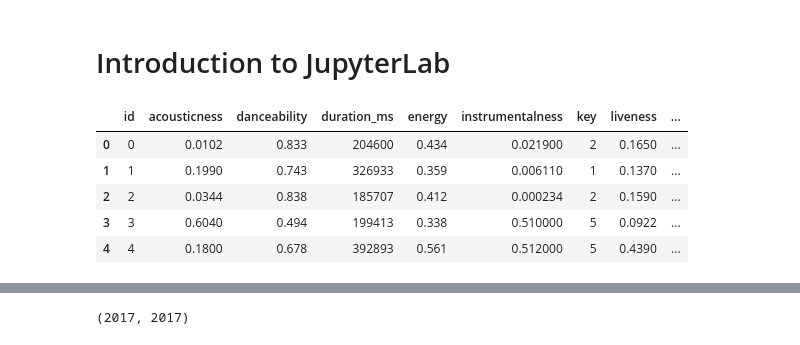
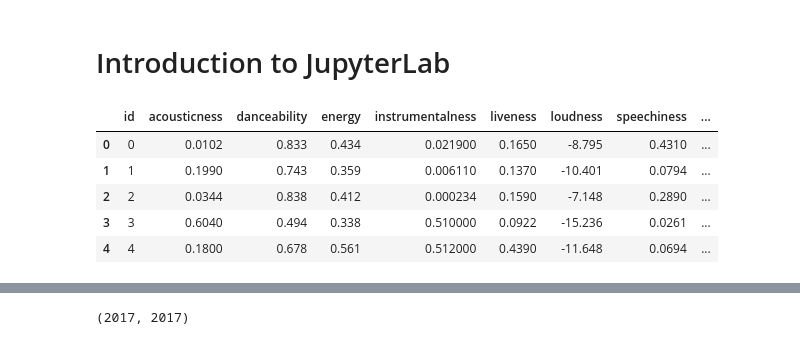
Before and after one commit to piyush-bisht/songify, a Jupyter notebook: model/Reccomendations_System.ipynb, the cells around one changed output, grey strips where cells are left out. Saved outputs shown, nothing was run; the diff lists cells and outputs as text; code cells hidden in the pictures.

```diff
--- a/model/Reccomendations_System.ipynb
+++ b/model/Reccomendations_System.ipynb
@@ -7,12 +7,12 @@ import matplotlib.pyplot as plt
 import seaborn as sns
 from sklearn.metrics.pairwise import cosine_similarity
 # %%
-songs = pd.read_csv("data.csv")
-songs.head()
+SONGS = pd.read_csv("data.csv")
+SONGS.head()
 # %% [output]
-|  | id | acousticness | danceability | duration_ms | energy | instrumentalness | key | liveness | ... |
-| 0 | 0 | 0.0102 | 0.833 | 204600 | 0.434 | 0.021900 | 2 | 0.1650 | ... |
-| 1 | 1 | 0.1990 | 0.743 | 326933 | 0.359 | 0.006110 | 1 | 0.1370 | ... |
-| 2 | 2 | 0.0344 | 0.838 | 185707 | 0.412 | 0.000234 | 2 | 0.1590 | ... |
-| 3 | 3 | 0.6040 | 0.494 | 199413 | 0.338 | 0.510000 | 5 | 0.0922 | ... |
-| 4 | 4 | 0.1800 | 0.678 | 392893 | 0.561 | 0.512000 | 5 | 0.4390 | ... |
+|  | id | acousticness | danceability | energy | instrumentalness | liveness | loudness | speechiness | ... |
+| 0 | 0 | 0.0102 | 0.833 | 0.434 | 0.021900 | 0.1650 | -8.795 | 0.4310 | ... |
+| 1 | 1 | 0.1990 | 0.743 | 0.359 | 0.006110 | 0.1370 | -10.401 | 0.0794 | ... |
+| 2 | 2 | 0.0344 | 0.838 | 0.412 | 0.000234 | 0.1590 | -7.148 | 0.2890 | ... |
+| 3 | 3 | 0.6040 | 0.494 | 0.338 | 0.510000 | 0.0922 | -15.236 | 0.0261 | ... |
+| 4 | 4 | 0.1800 | 0.678 | 0.561 | 0.512000 | 0.4390 | -11.648 | 0.0694 | ... |
```
Also changed, not shown: parts of 6 cells of this notebook, 6 other files.
